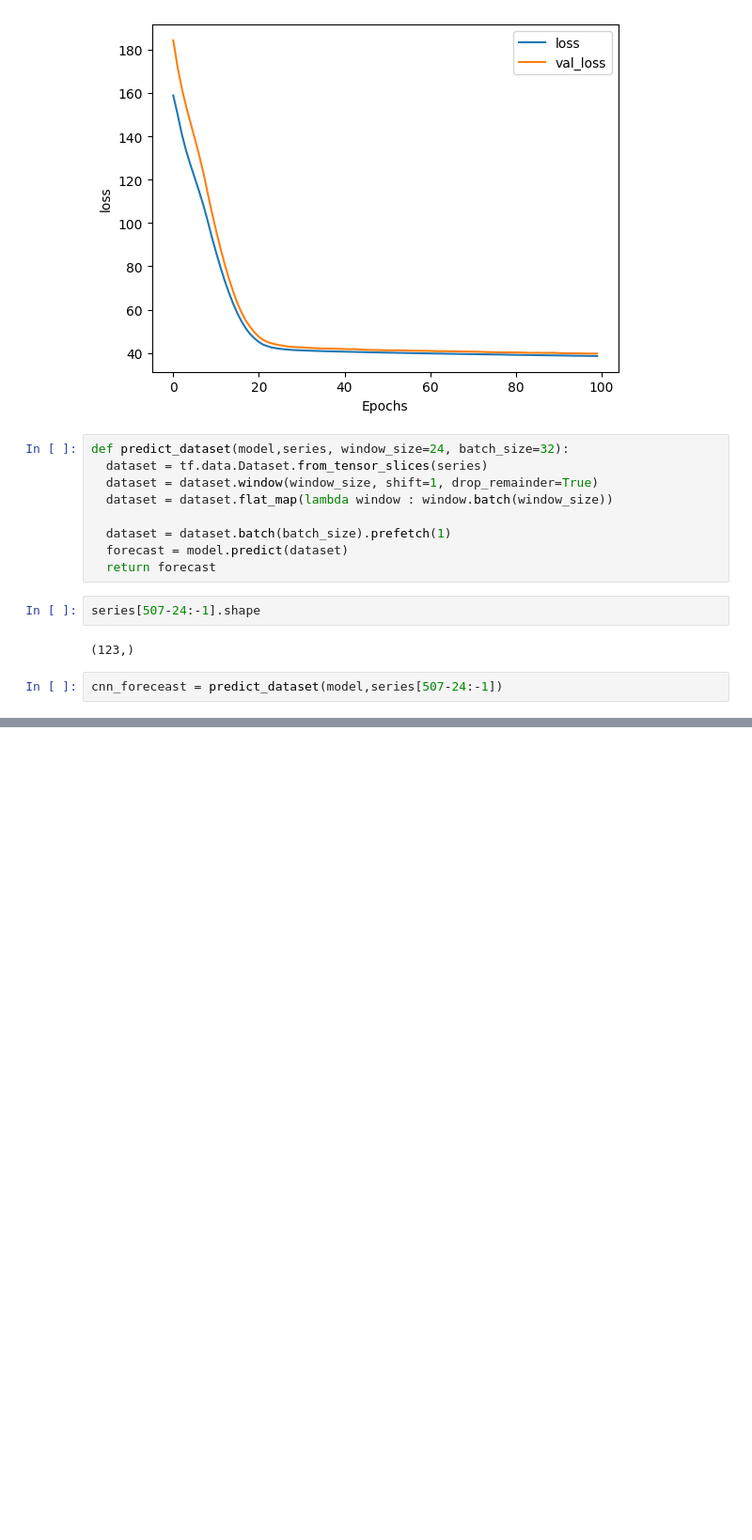
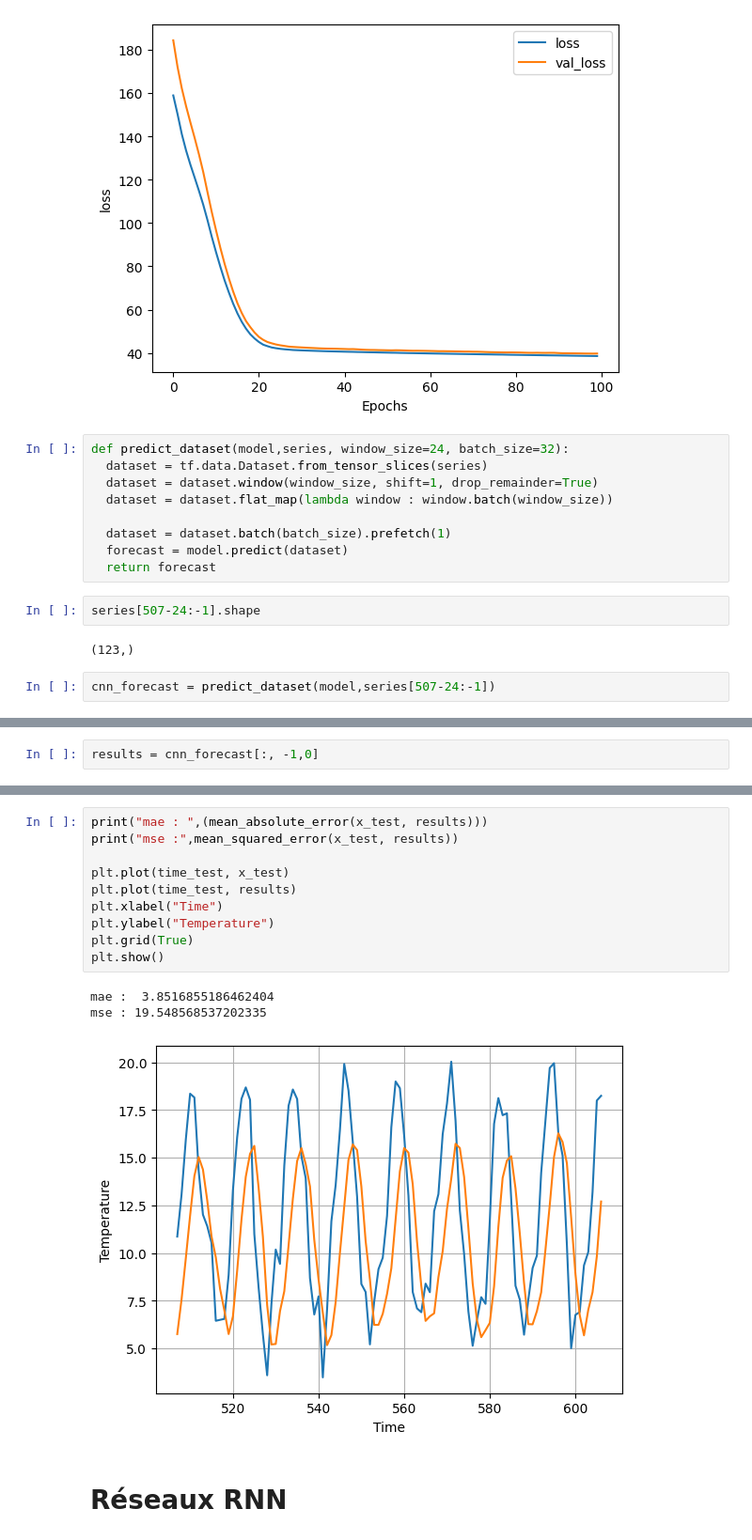
Before and after one commit to The237/DeepLearningCourses, a Jupyter notebook: 08_TimeSeries.ipynb, the cells around one changed output, grey strips where cells are left out. Shown at 94% size. Saved outputs shown, nothing was run; the diff lists cells and outputs as text; blank space fills up the shorter version.

Commit message:
Handle Time Series Final

```diff
--- a/08_TimeSeries.ipynb
+++ b/08_TimeSeries.ipynb
@@ -476,4 +476,4 @@ series[507-24:-1].shape
 # %% [output]
 (123,)
 # %%
-cnn_foreceast = predict_dataset(model,series[507-24:-1])
+cnn_forecast = predict_dataset(model,series[507-24:-1])
@@ -479,0 +486,2 @@ cnn_foreceast = predict_dataset(model,series[507-24:-1])
+# %%
+results = cnn_forecast[:, -1,0]
@@ -479,0 +508,16 @@ cnn_foreceast = predict_dataset(model,series[507-24:-1])
+# %%
+print("mae : ",(mean_absolute_error(x_test, results)))
+print("mse :",mean_squared_error(x_test, results))
+
+plt.plot(time_test, x_test)
+plt.plot(time_test, results)
+plt.xlabel("Time")
+plt.ylabel("Temperature")
+plt.grid(True)
+plt.show()
+# %% [output]
+mae :  3.8516855186462404
+mse : 19.548568537202335
+[figure, added]
+# %% [markdown]
+# Réseaux RNN
```
Also changed, not shown: parts of 25 cells of this notebook.
